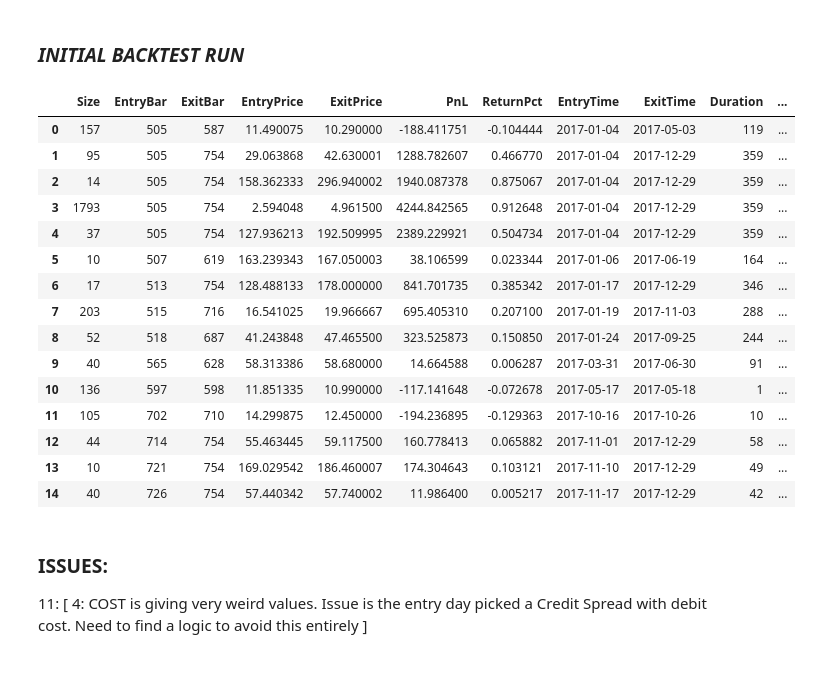
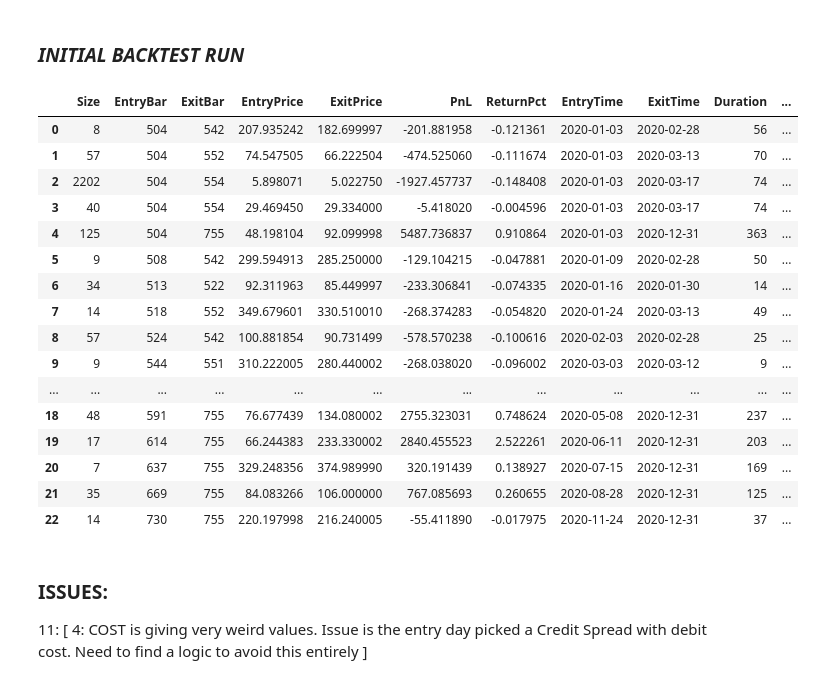
Before and after one commit to Zino-ctrlZ/QuantTools, a Jupyter notebook: EventDriven/demos/RiskManager copy.ipynb, the cells around one changed output. Drawn from its saved outputs; the diff is of its cells as text; code cells hidden in the pictures.

```diff
--- a/EventDriven/demos/RiskManager copy.ipynb
+++ b/EventDriven/demos/RiskManager copy.ipynb
@@ -226,37 +226,38 @@ len(PERSISTENT_CACHE.keys())
 # %%
 import json
 pd.set_option('display.max_columns', 100)
 pd.set_option('display.max_rows', 100)
-_key = 4
+_key = 7
 with open(f'../input/profitable_weights_{_key}.json', 'r') as f:
     weights = json.load(f)
 ttrades__ = pd.read_csv(f'../input/profitable_trades_{_key}.csv').iloc[:, 1:]
 ttrades__['Duration'] = ttrades__.Duration.apply(lambda x: int(x.split(' ')[0]))
 # tick = ['AMD']
 # ttrades__ = ttrades__[(ttrades__.Ticker.isin(tick))]
 # trades_ = ttrades__.iloc[0:10, :]
 trades_ = ttrades__
 # trades_ = ttrades__.loc[0, :].to_frame().T
 # trades_.loc[17, 'Size'] = -126
 ttrades__
 trades_
 # %% [output]
 |  | Size | EntryBar | ExitBar | EntryPrice | ExitPrice | PnL | ReturnPct | EntryTime | ExitTime | Duration | ... |
-| 0 | 157 | 505 | 587 | 11.490075 | 10.290000 | -188.411751 | -0.104444 | 2017-01-04 | 2017-05-03 | 119 | ... |
-| 1 | 95 | 505 | 754 | 29.063868 | 42.630001 | 1288.782607 | 0.466770 | 2017-01-04 | 2017-12-29 | 359 | ... |
-| 2 | 14 | 505 | 754 | 158.362333 | 296.940002 | 1940.087378 | 0.875067 | 2017-01-04 | 2017-12-29 | 359 | ... |
-| 3 | 1793 | 505 | 754 | 2.594048 | 4.961500 | 4244.842565 | 0.912648 | 2017-01-04 | 2017-12-29 | 359 | ... |
-| 4 | 37 | 505 | 754 | 127.936213 | 192.509995 | 2389.229921 | 0.504734 | 2017-01-04 | 2017-12-29 | 359 | ... |
-| 5 | 10 | 507 | 619 | 163.239343 | 167.050003 | 38.106599 | 0.023344 | 2017-01-06 | 2017-06-19 | 164 | ... |
-| 6 | 17 | 513 | 754 | 128.488133 | 178.000000 | 841.701735 | 0.385342 | 2017-01-17 | 2017-12-29 | 346 | ... |
-| 7 | 203 | 515 | 716 | 16.541025 | 19.966667 | 695.405310 | 0.207100 | 2017-01-19 | 2017-11-03 | 288 | ... |
-| 8 | 52 | 518 | 687 | 41.243848 | 47.465500 | 323.525873 | 0.150850 | 2017-01-24 | 2017-09-25 | 244 | ... |
-| 9 | 40 | 565 | 628 | 58.313386 | 58.680000 | 14.664588 | 0.006287 | 2017-03-31 | 2017-06-30 | 91 | ... |
-| 10 | 136 | 597 | 598 | 11.851335 | 10.990000 | -117.141648 | -0.072678 | 2017-05-17 | 2017-05-18 | 1 | ... |
-| 11 | 105 | 702 | 710 | 14.299875 | 12.450000 | -194.236895 | -0.129363 | 2017-10-16 | 2017-10-26 | 10 | ... |
-| 12 | 44 | 714 | 754 | 55.463445 | 59.117500 | 160.778413 | 0.065882 | 2017-11-01 | 2017-12-29 | 58 | ... |
-| 13 | 10 | 721 | 754 | 169.029542 | 186.460007 | 174.304643 | 0.103121 | 2017-11-10 | 2017-12-29 | 49 | ... |
-| 14 | 40 | 726 | 754 | 57.440342 | 57.740002 | 11.986400 | 0.005217 | 2017-11-17 | 2017-12-29 | 42 | ... |
+| 0 | 8 | 504 | 542 | 207.935242 | 182.699997 | -201.881958 | -0.121361 | 2020-01-03 | 2020-02-28 | 56 | ... |
+| 1 | 57 | 504 | 552 | 74.547505 | 66.222504 | -474.525060 | -0.111674 | 2020-01-03 | 2020-03-13 | 70 | ... |
+| 2 | 2202 | 504 | 554 | 5.898071 | 5.022750 | -1927.457737 | -0.148408 | 2020-01-03 | 2020-03-17 | 74 | ... |
+| 3 | 40 | 504 | 554 | 29.469450 | 29.334000 | -5.418020 | -0.004596 | 2020-01-03 | 2020-03-17 | 74 | ... |
+| 4 | 125 | 504 | 755 | 48.198104 | 92.099998 | 5487.736837 | 0.910864 | 2020-01-03 | 2020-12-31 | 363 | ... |
+| 5 | 9 | 508 | 542 | 299.594913 | 285.250000 | -129.104215 | -0.047881 | 2020-01-09 | 2020-02-28 | 50 | ... |
+| 6 | 34 | 513 | 522 | 92.311963 | 85.449997 | -233.306841 | -0.074335 | 2020-01-16 | 2020-01-30 | 14 | ... |
+| 7 | 14 | 518 | 552 | 349.679601 | 330.510010 | -268.374283 | -0.054820 | 2020-01-24 | 2020-03-13 | 49 | ... |
+| 8 | 57 | 524 | 542 | 100.881854 | 90.731499 | -578.570238 | -0.100616 | 2020-02-03 | 2020-02-28 | 25 | ... |
+| 9 | 9 | 544 | 551 | 310.222005 | 280.440002 | -268.038020 | -0.096002 | 2020-03-03 | 2020-03-12 | 9 | ... |
+| ... | ... | ... | ... | ... | ... | ... | ... | ... | ... | ... | ... |
+| 18 | 48 | 591 | 755 | 76.677439 | 134.080002 | 2755.323031 | 0.748624 | 2020-05-08 | 2020-12-31 | 237 | ... |
+| 19 | 17 | 614 | 755 | 66.244383 | 233.330002 | 2840.455523 | 2.522261 | 2020-06-11 | 2020-12-31 | 203 | ... |
+| 20 | 7 | 637 | 755 | 329.248356 | 374.989990 | 320.191439 | 0.138927 | 2020-07-15 | 2020-12-31 | 169 | ... |
+| 21 | 35 | 669 | 755 | 84.083266 | 106.000000 | 767.085693 | 0.260655 | 2020-08-28 | 2020-12-31 | 125 | ... |
+| 22 | 14 | 730 | 755 | 220.197998 | 216.240005 | -55.411890 | -0.017975 | 2020-11-24 | 2020-12-31 | 37 | ... |
 # %%
 # 0	60	506	547	129.341114	120.980003	-501.666662	-0.064644	2021-01-05	2021-03-05	59	AAPL
 # 6	58	554	557	126.139947	119.900002	-361.916834	-0.049468	2021-03-16	2021-03-19	3	AAPL
```
Also changed, not shown: parts of 23 cells of this notebook, 6 other files.
